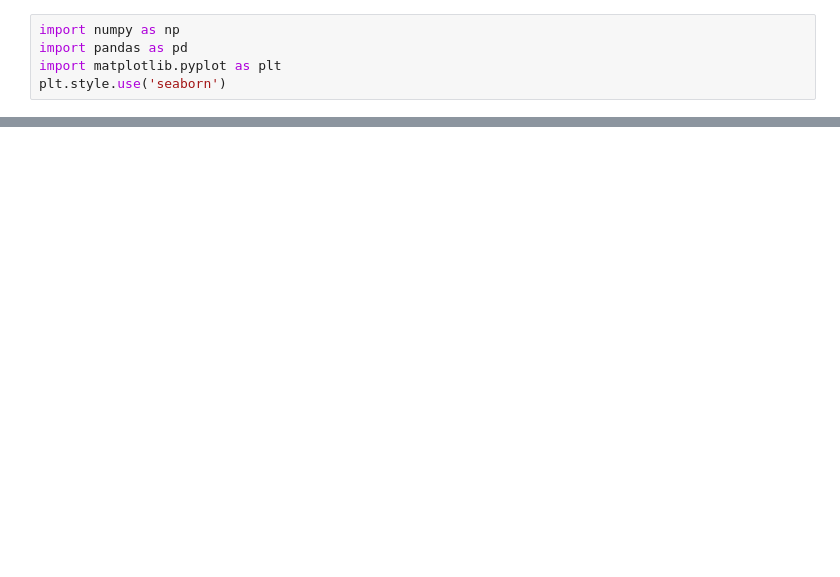
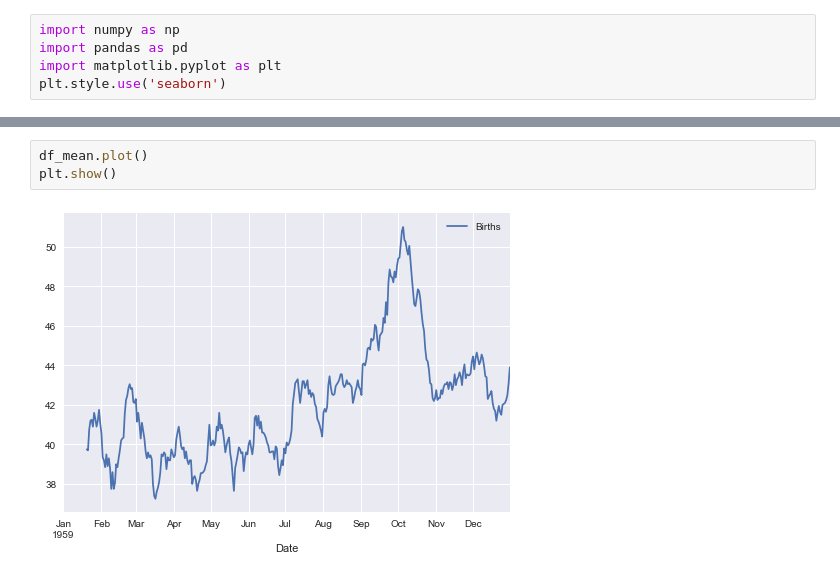
Before and after one commit to JayantGoel001/Time-Series, a Jupyter notebook: time series.ipynb, the cells around one changed output, grey strips where cells are left out. Drawn from its saved outputs; the diff is of its cells as text; blank space fills up the shorter version.

```diff
--- a/time series.ipynb
+++ b/time series.ipynb
@@ -16,0 +52,5 @@ df.head()
+# %%
+df_mean.plot()
+plt.show()
+# %% [output]
+[figure, added]
```
Also changed, not shown: parts of 9 cells of this notebook.
